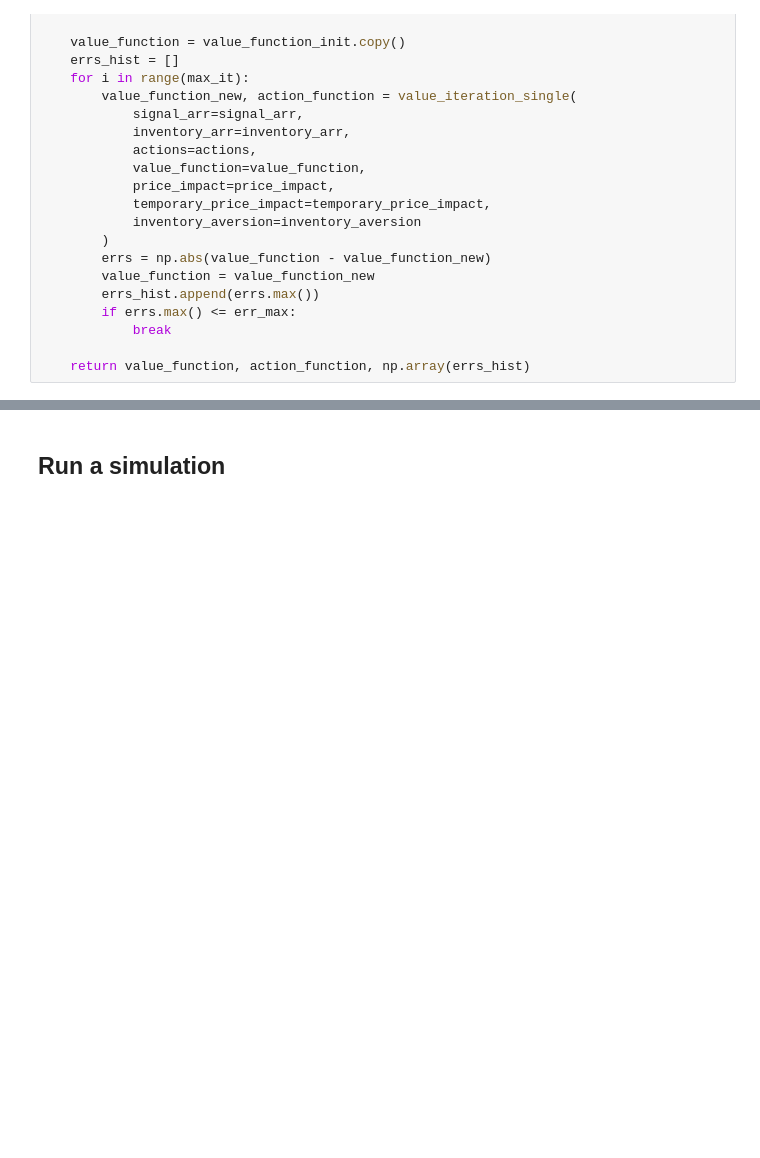
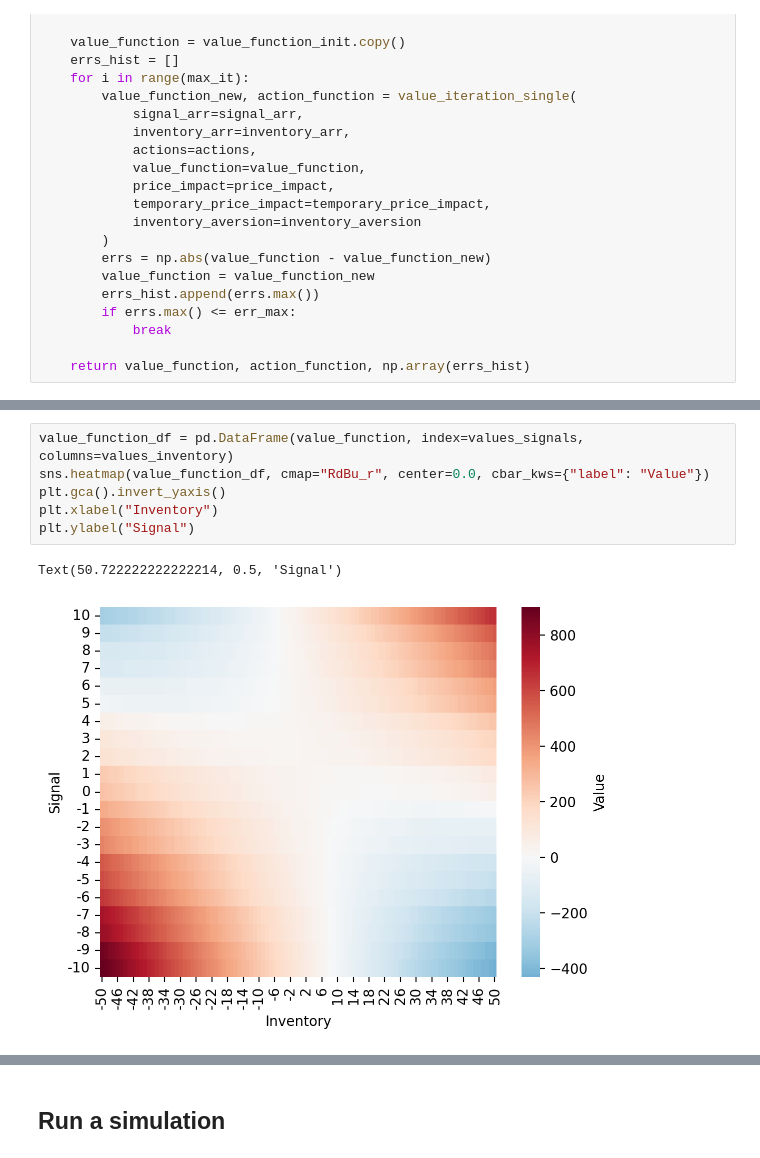
Before and after one commit to sapienzaio/online-ml-finance, a Jupyter notebook: 06-reinforcement-learning/price-impact-signal.ipynb, the cells around one changed output, grey strips where cells are left out. Cells and saved outputs as stored; diff of their text form; blank space fills up the shorter version.

```diff
--- a/06-reinforcement-learning/price-impact-signal.ipynb
+++ b/06-reinforcement-learning/price-impact-signal.ipynb
@@ -437,0 +402,9 @@ Text(0.5, 1.0, 'Value function')
+# %%
+value_function_df = pd.DataFrame(value_function, index=values_signals, columns=values_inventory)
+sns.heatmap(value_function_df, cmap="RdBu_r", center=0.0, cbar_kws={"label": "Value"})
+plt.gca().invert_yaxis()
+plt.xlabel("Inventory")
+plt.ylabel("Signal")
+# %% [output]
+Text(50.722222222222214, 0.5, 'Signal')
+[figure, added]
```
Also changed, not shown: parts of 13 cells of this notebook.
